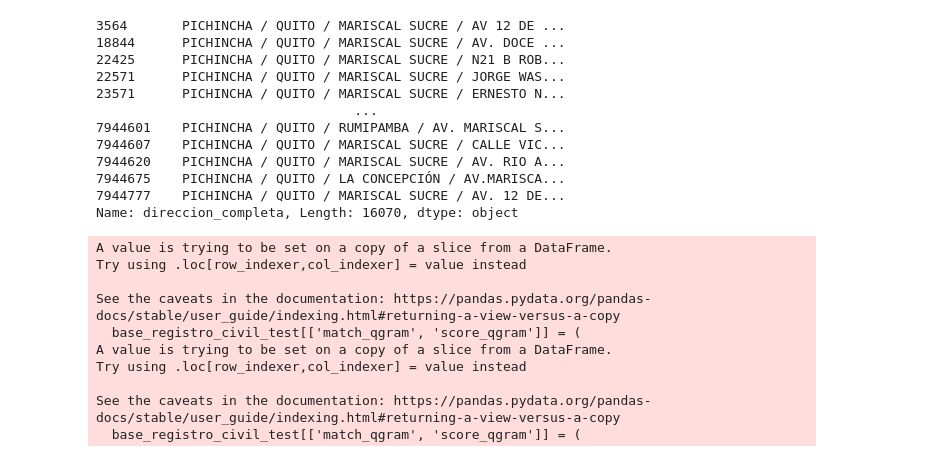
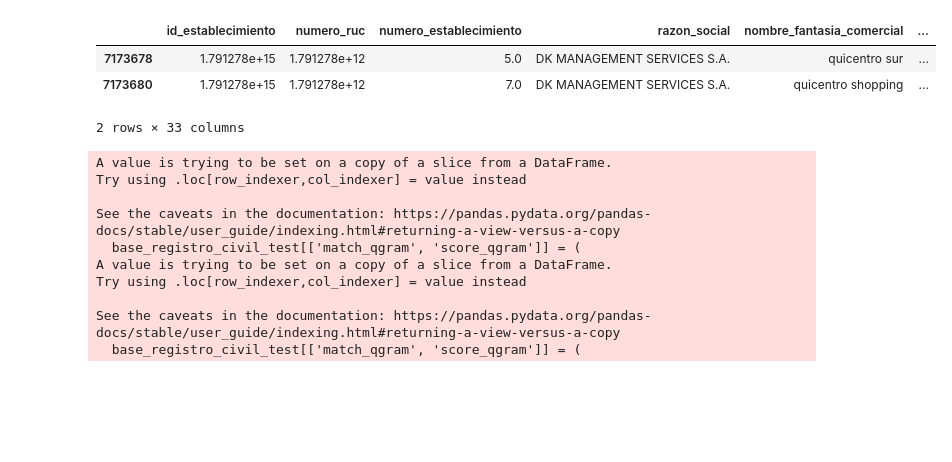
Before and after one commit to Leo-Maker636/centros_comerciales, a Jupyter notebook: sandbox/busqueda_rucs/localizacion_codigo_establecimiento.ipynb, the cells around one changed output. Cells and saved outputs as stored; diff of their text form; code cells hidden in the pictures; blank space fills up the shorter version.

```diff
--- a/sandbox/busqueda_rucs/localizacion_codigo_establecimiento.ipynb
+++ b/sandbox/busqueda_rucs/localizacion_codigo_establecimiento.ipynb
@@ -19,6 +19,13 @@ FROM base_rucs_sri;
 base_registro_civil = pd.read_sql_query(query, conexion)
 # %%
 base_registro_civil = pd.read_parquet(r"C:\Users\anali\OneDrive - PUBLIPROMUEVE S.A\Ruben Freire's files - CENTROS COMERCIALES\sandbox\bases\base_rucs_sri.parquet")
+# %%
+base_registro_civil[(base_registro_civil['nombre_fantasia_comercial'].str.contains("quic", case = False, na = False)) & (base_registro_civil['razon_social'].str.contains("Management", case = False, na = False))]
+# %% [output]
+|  | id_establecimiento | numero_ruc | numero_establecimiento | razon_social | nombre_fantasia_comercial | ... |
+| 7173678 | 1.791278e+15 | 1.791278e+12 | 5.0 | DK MANAGEMENT SERVICES S.A. | quicentro sur | ... |
+| 7173680 | 1.791278e+15 | 1.791278e+12 | 7.0 | DK MANAGEMENT SERVICES S.A. | quicentro shopping | ... |
+2 rows × 33 columns
 # %%
 base_registro_civil['nombre_fantasia_comercial'] = (
     base_registro_civil['nombre_fantasia_comercial']
@@ -90,18 +102,3 @@ base_registro_civil_test = base_registro_civil[
-# %%
-base_registro_civil_test['direccion_completa']
-# %% [output]
-3564       PICHINCHA / QUITO / MARISCAL SUCRE / AV 12 DE ...
-18844      PICHINCHA / QUITO / MARISCAL SUCRE / AV. DOCE ...
-22425      PICHINCHA / QUITO / MARISCAL SUCRE / N21 B ROB...
-22571      PICHINCHA / QUITO / MARISCAL SUCRE / JORGE WAS...
-23571      PICHINCHA / QUITO / MARISCAL SUCRE / ERNESTO N...
-                                 ...
-7944601    PICHINCHA / QUITO / RUMIPAMBA / AV. MARISCAL S...
-7944607    PICHINCHA / QUITO / MARISCAL SUCRE / CALLE VIC...
-7944620    PICHINCHA / QUITO / MARISCAL SUCRE / AV. RIO A...
-7944675    PICHINCHA / QUITO / LA CONCEPCIÓN / AV.MARISCA...
-7944777    PICHINCHA / QUITO / MARISCAL SUCRE / AV. 12 DE...
-Name: direccion_completa, Length: 16070, dtype: object
 # %%
 base_registro_civil_test[['match_qgram', 'score_qgram']] = (
     base_registro_civil_test['nombre_fantasia_comercial']
```
Also changed, not shown: parts of 6 cells of this notebook.
